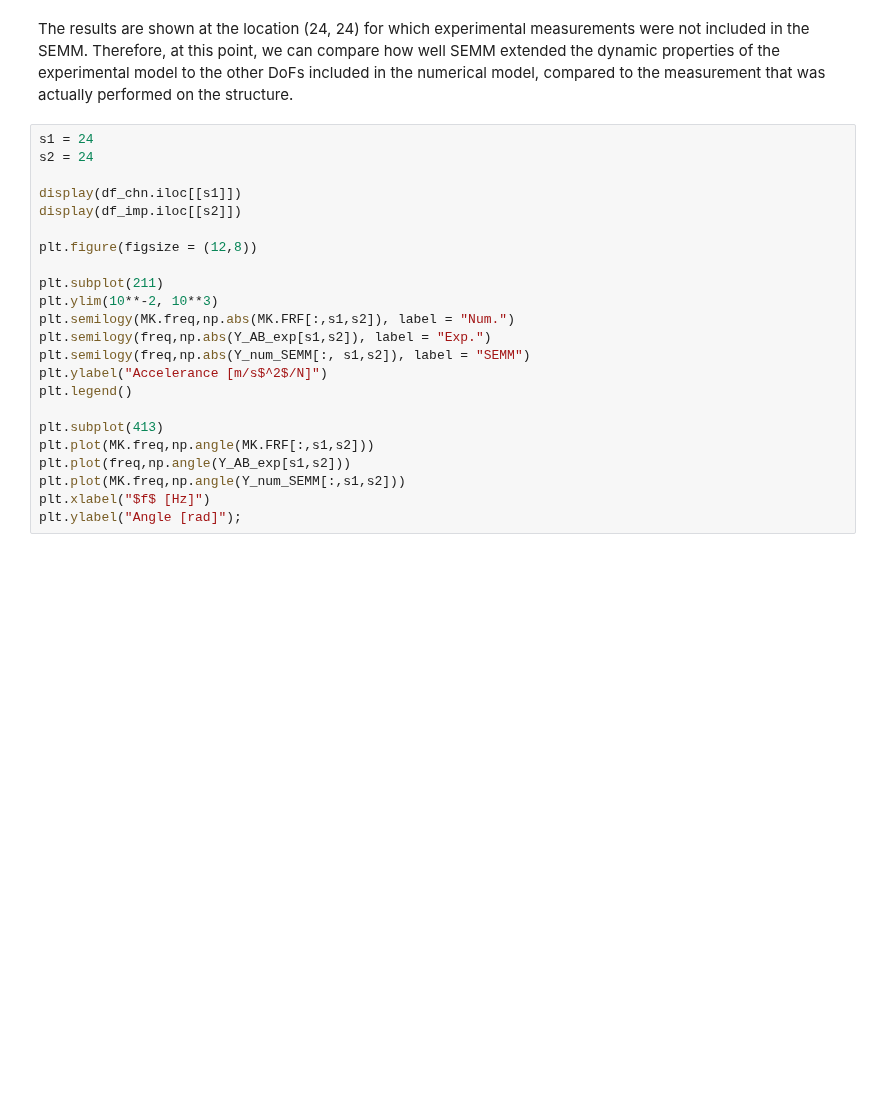
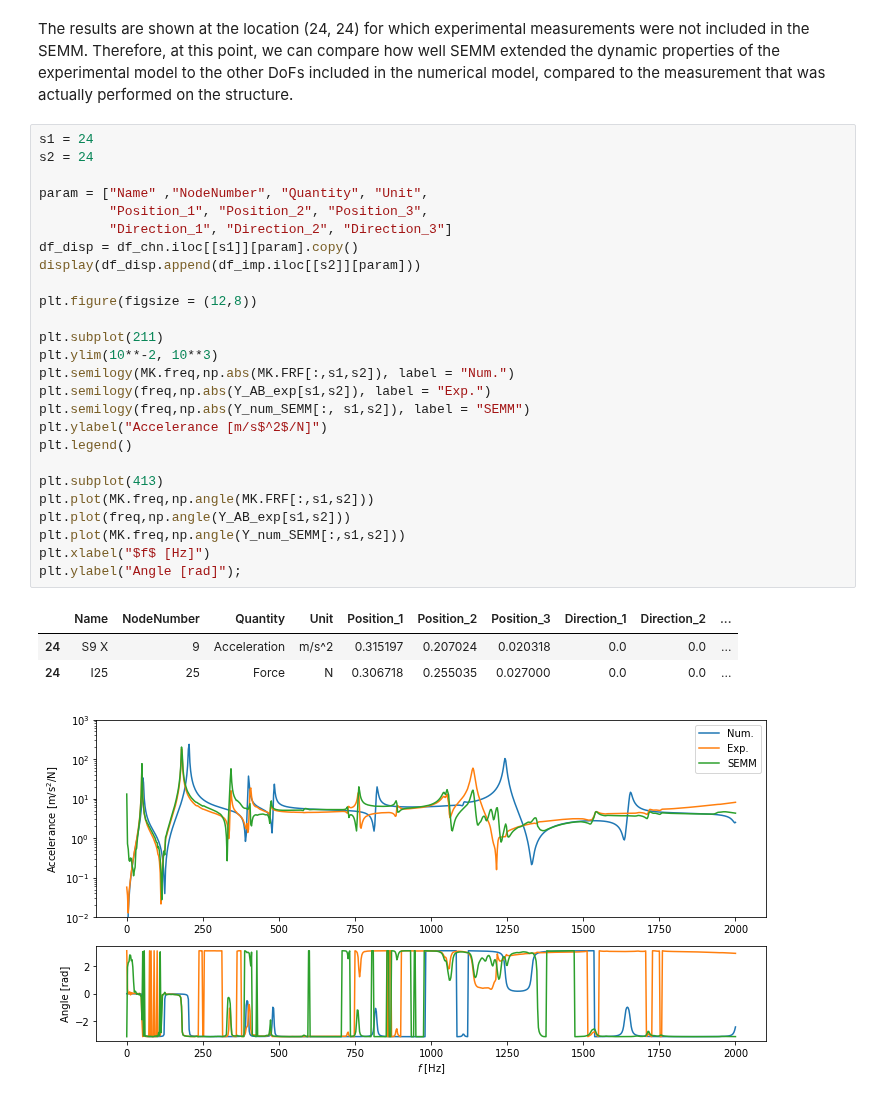
Before and after one commit to yannikmadeheim-del/pyFBS-nonlinear, a Jupyter notebook: examples/05_SEMM.ipynb, the cells around one changed output. Drawn from its saved outputs; the diff is of its cells as text; blank space fills up the shorter version.

```diff
--- a/examples/05_SEMM.ipynb
+++ b/examples/05_SEMM.ipynb
@@ -141,23 +141,31 @@ The results are shown at the location (24, 24) for which experimental measuremen
 # %%
 s1 = 24
 s2 = 24
 
-display(df_chn.iloc[[s1]])
-display(df_imp.iloc[[s2]])
+param = ["Name" ,"NodeNumber", "Quantity", "Unit",
+         "Position_1", "Position_2", "Position_3",
+         "Direction_1", "Direction_2", "Direction_3"]
+df_disp = df_chn.iloc[[s1]][param].copy()
+display(df_disp.append(df_imp.iloc[[s2]][param]))
 
 plt.figure(figsize = (12,8))
 
 plt.subplot(211)
 plt.ylim(10**-2, 10**3)
 plt.semilogy(MK.freq,np.abs(MK.FRF[:,s1,s2]), label = "Num.")
 plt.semilogy(freq,np.abs(Y_AB_exp[s1,s2]), label = "Exp.")
 plt.semilogy(freq,np.abs(Y_num_SEMM[:, s1,s2]), label = "SEMM")
 plt.ylabel("Accelerance [m/s$^2$/N]")
 plt.legend()
 
 plt.subplot(413)
 plt.plot(MK.freq,np.angle(MK.FRF[:,s1,s2]))
 plt.plot(freq,np.angle(Y_AB_exp[s1,s2]))
 plt.plot(MK.freq,np.angle(Y_num_SEMM[:,s1,s2]))
 plt.xlabel("$f$ [Hz]")
 plt.ylabel("Angle [rad]");
+# %% [output]
+|  | Name | NodeNumber | Quantity | Unit | Position_1 | Position_2 | Position_3 | Direction_1 | Direction_2 | ... |
+| 24 | S9 X | 9 | Acceleration | m/s^2 | 0.315197 | 0.207024 | 0.020318 | 0.0 | 0.0 | ... |
+| 24 | I25 | 25 | Force | N | 0.306718 | 0.255035 | 0.027000 | 0.0 | 0.0 | ... |
+[figure, added]
```
Also changed, not shown: 13 other files.
